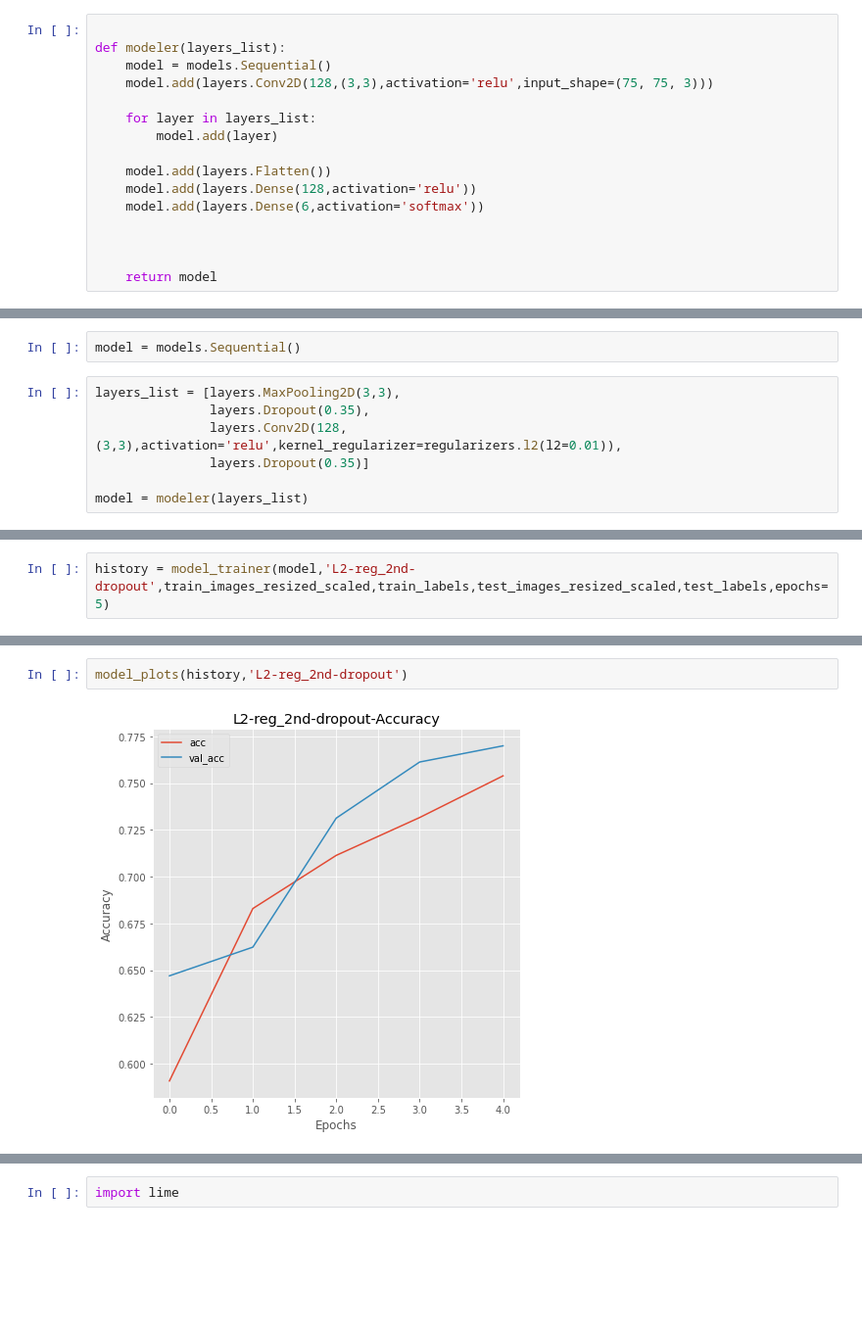
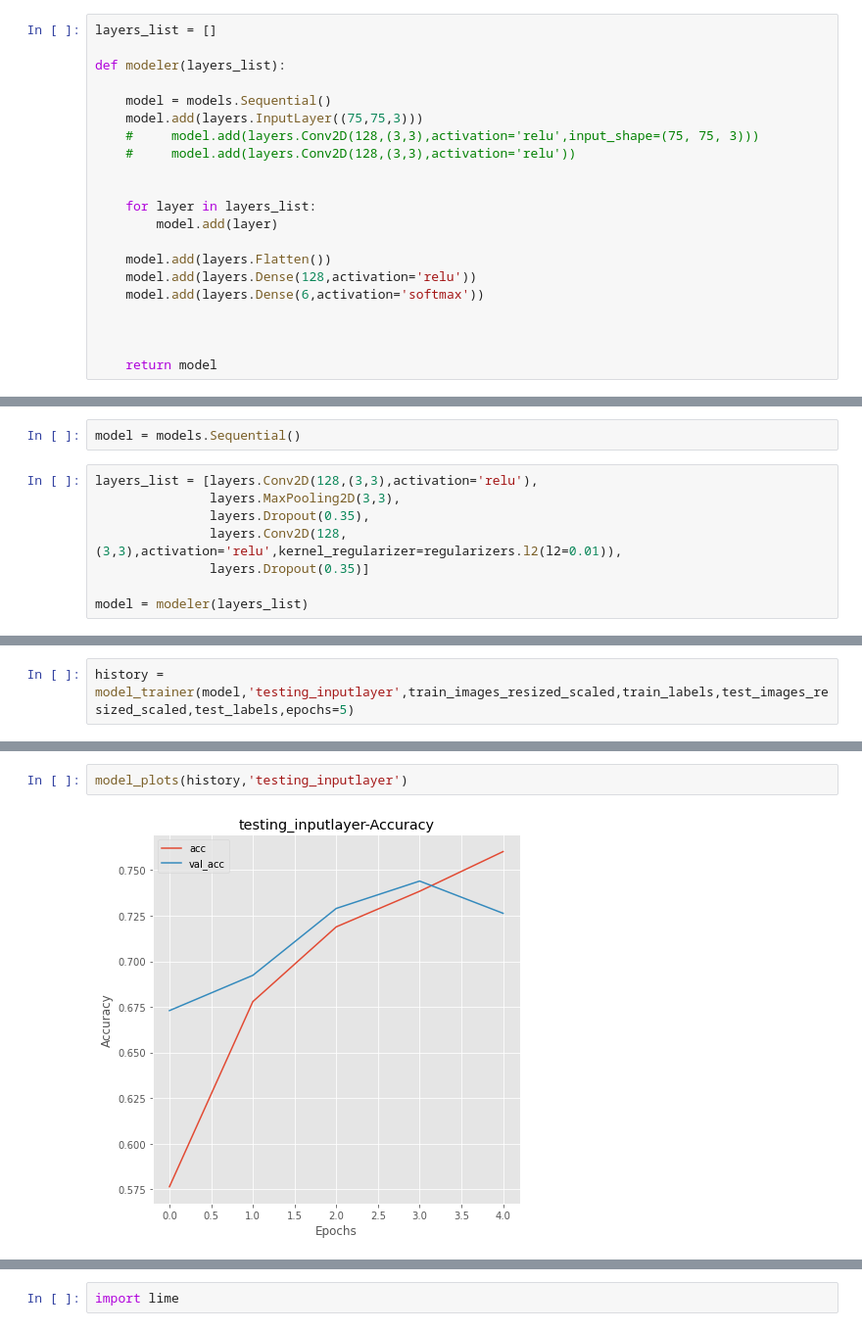
Before and after one commit to Joshua-Hill-Science/Landscapes, a Jupyter notebook: notebooks/exploratory/Warren/Lime.ipynb, the cells around one changed output, grey strips where cells are left out. Shown at 98% size. Cells and saved outputs as stored; diff of their text form; blank space fills up the shorter version.

Commit message:
added explicit input layer to modelmaker + lime working

```diff
--- a/notebooks/exploratory/Warren/Lime.ipynb
+++ b/notebooks/exploratory/Warren/Lime.ipynb
@@ -47,10 +47,15 @@ def model_plots(history,name):
     ax2 = plt.ylabel('Loss')
     fig2.savefig(f'Images/{name}-loss.jpg',bbox_inches='tight', dpi=150)
 # %%
+layers_list = []
 
 def modeler(layers_list):
+
     model = models.Sequential()
-    model.add(layers.Conv2D(128,(3,3),activation='relu',input_shape=(75, 75, 3)))
+    model.add(layers.InputLayer((75,75,3)))
+    #     model.add(layers.Conv2D(128,(3,3),activation='relu',input_shape=(75, 75, 3)))
+    #     model.add(layers.Conv2D(128,(3,3),activation='relu'))
+
 
     for layer in layers_list:
         model.add(layer)
@@ -139,7 +144,8 @@ test_images_resized_scaled = test_images_resized.reshape((-1,75,75,3)).astype('f
 # %%
 model = models.Sequential()
 # %%
-layers_list = [layers.MaxPooling2D(3,3),
+layers_list = [layers.Conv2D(128,(3,3),activation='relu'),
+               layers.MaxPooling2D(3,3),
                layers.Dropout(0.35),
                layers.Conv2D(128,(3,3),activation='relu',kernel_regularizer=regularizers.l2(l2=0.01)),
                layers.Dropout(0.35)]
@@ -166,6 +172,6 @@ Trainable params: 8,081,926
 Non-trainable params: 0
 _________________________________________________________________
 # %%
-history = model_trainer(model,'L2-reg_2nd-dropout',train_images_resized_scaled,train_labels,test_images_resized_scaled,test_labels,epochs=5)
+history = model_trainer(model,'testing_inputlayer',train_images_resized_scaled,train_labels,test_images_resized_scaled,test_labels,epochs=5)
 # %% [output]
 Epoch 1/5
@@ -181,4 +187,4 @@ Epoch 5/5
 # %%
-model_plots(history,'L2-reg_2nd-dropout')
+model_plots(history,'testing_inputlayer')
 # %% [output]
-[figure, old version]
+[figure, new version]
```
Also changed, not shown: parts of 5 cells of this notebook, 2 other files.
